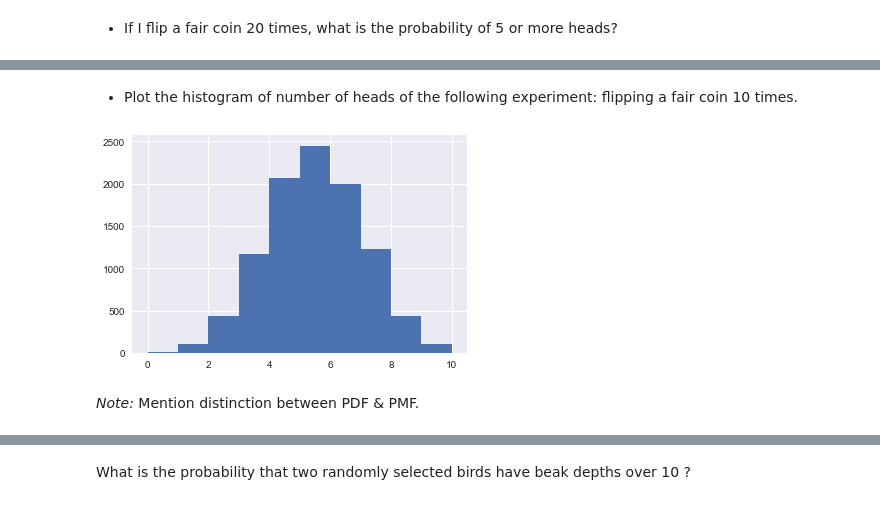
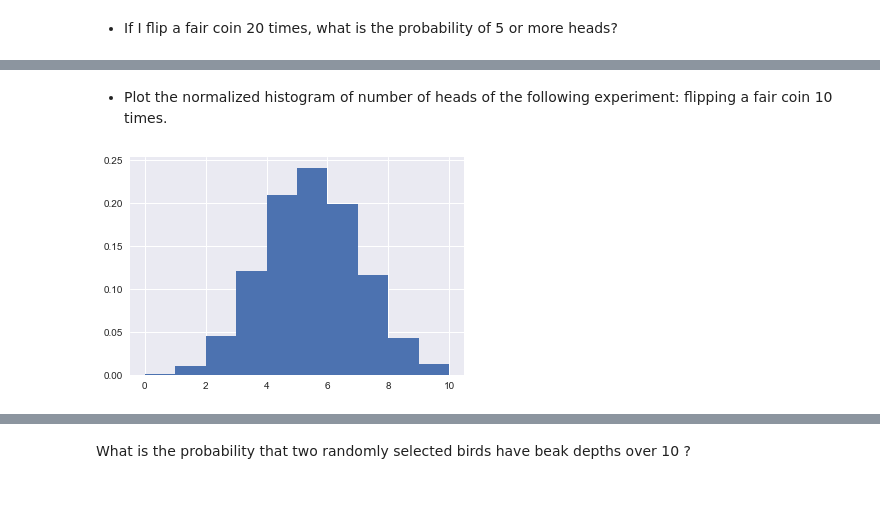
Before and after one commit to ericmjl/bayesian-stats-modelling-tutorial, a Jupyter notebook: notebooks/1.Probability_a_simulated_introduction.ipynb, the cells around one changed output, grey strips where cells are left out. Drawn from its saved outputs; the diff is of its cells as text; code cells hidden in the pictures.

```diff
--- a/notebooks/1.Probability_a_simulated_introduction.ipynb
+++ b/notebooks/1.Probability_a_simulated_introduction.ipynb
@@ -156,10 +178,8 @@ sum(np.random.binomial(20,0.5,10000) >= 5)/10000
 # %% [markdown]
-- Plot the histogram of number of heads of the following experiment: flipping a fair coin 10 times.
+- Plot the normalized histogram of number of heads of the following experiment: flipping a fair coin 10 times.
 # %%
 # Plot histogram
 x = np.random.binomial(10,0.5,10000)
-plt.hist(x);
+plt.hist(x, density=True);
 # %% [output]
-[figure, old version]
+[figure, new version]
-# %% [markdown]
-_Note:_ Mention distinction between PDF & PMF.
```
Also changed, not shown: parts of 64 cells of this notebook.
